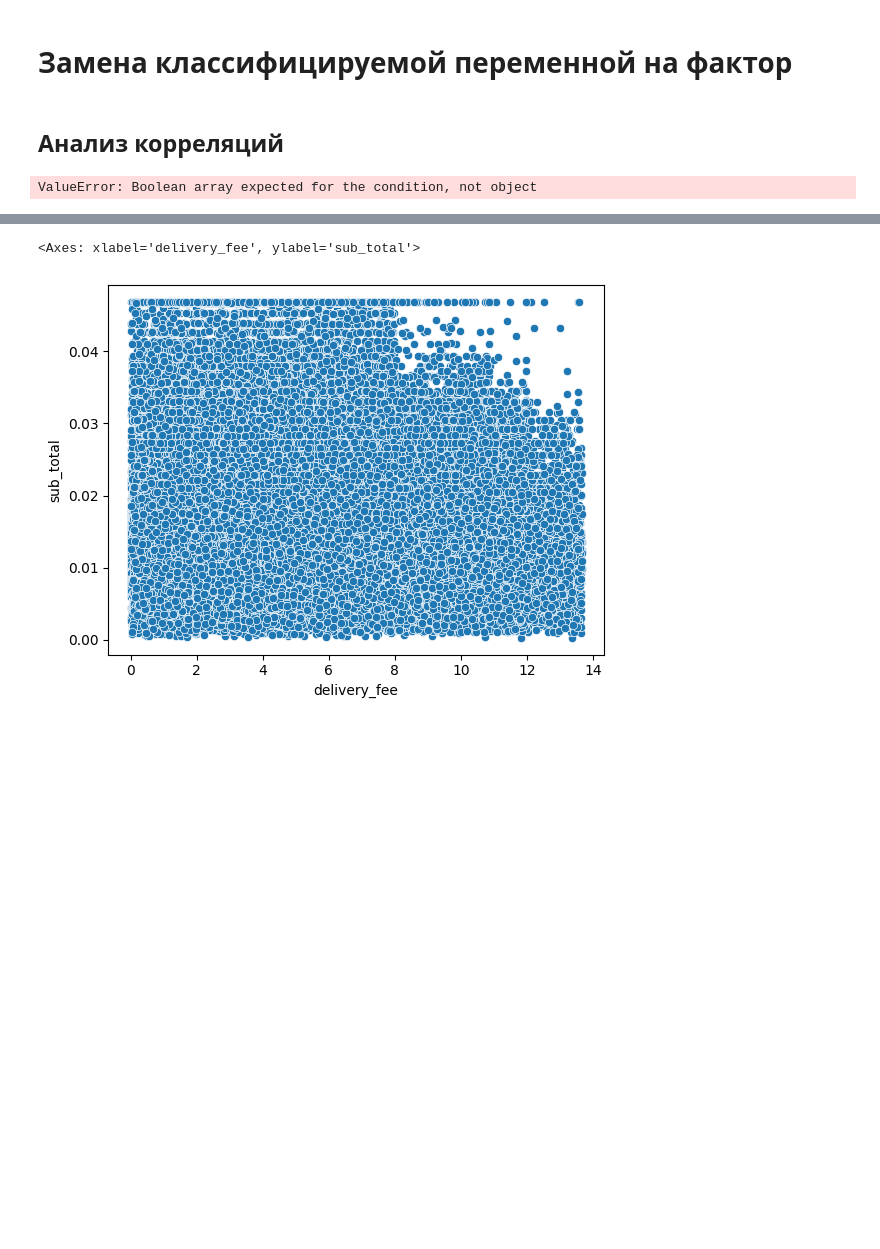
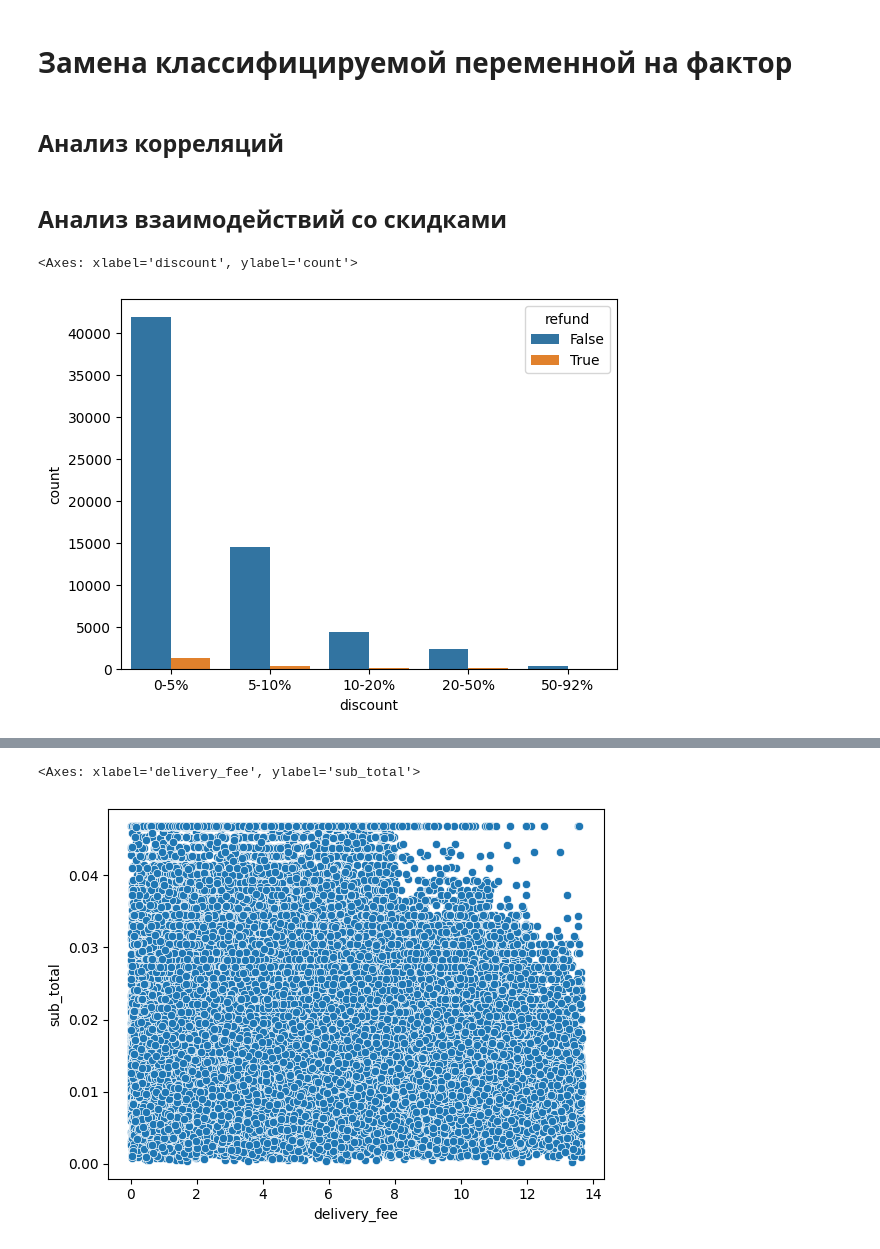
Before and after one commit to PigStep/ML-Delivery-Refund-Research, a Jupyter notebook: notebook/notebook.ipynb, the cells around one changed output, grey strips where cells are left out. Saved outputs shown, nothing was run; the diff lists cells and outputs as text; code cells hidden in the pictures; blank space fills up the shorter version.

```diff
--- a/notebook/notebook.ipynb
+++ b/notebook/notebook.ipynb
@@ -335,7 +339,10 @@ sns.kdeplot(delivery_data,x="tip")
 delivery_data["refund"] = delivery_data.refund >0
 # %% [markdown]
 ## Анализ корреляций
+# %% [markdown]
+## Анализ взаимодействий со скидками
 # %%
-sns.boxplot(delivery_data[delivery_data],y="discount",hue="refund")
+sns.countplot(delivery_data,x="discount",hue="refund")
 # %% [output]
-ValueError: Boolean array expected for the condition, not object
+<Axes: xlabel='discount', ylabel='count'>
+[figure, added]
```
Also changed, not shown: parts of 16 cells of this notebook.
